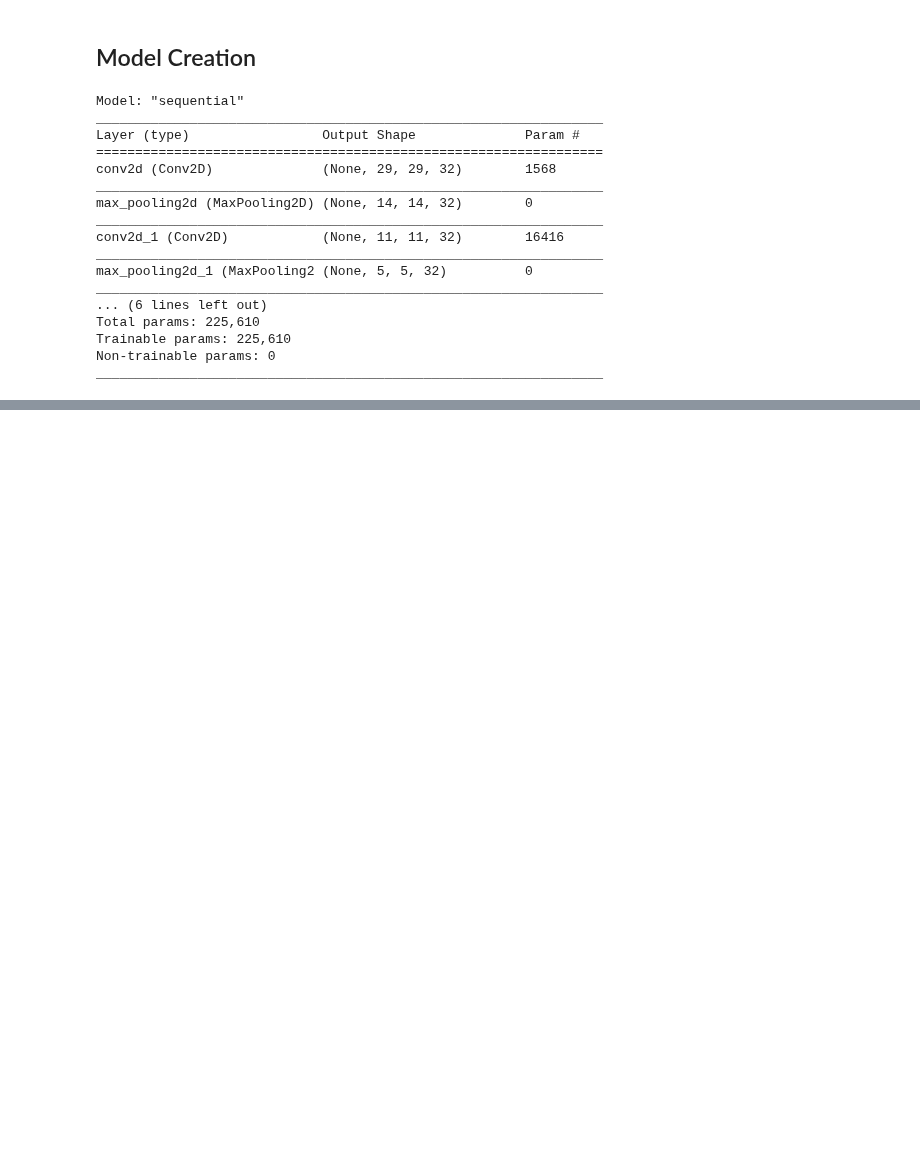
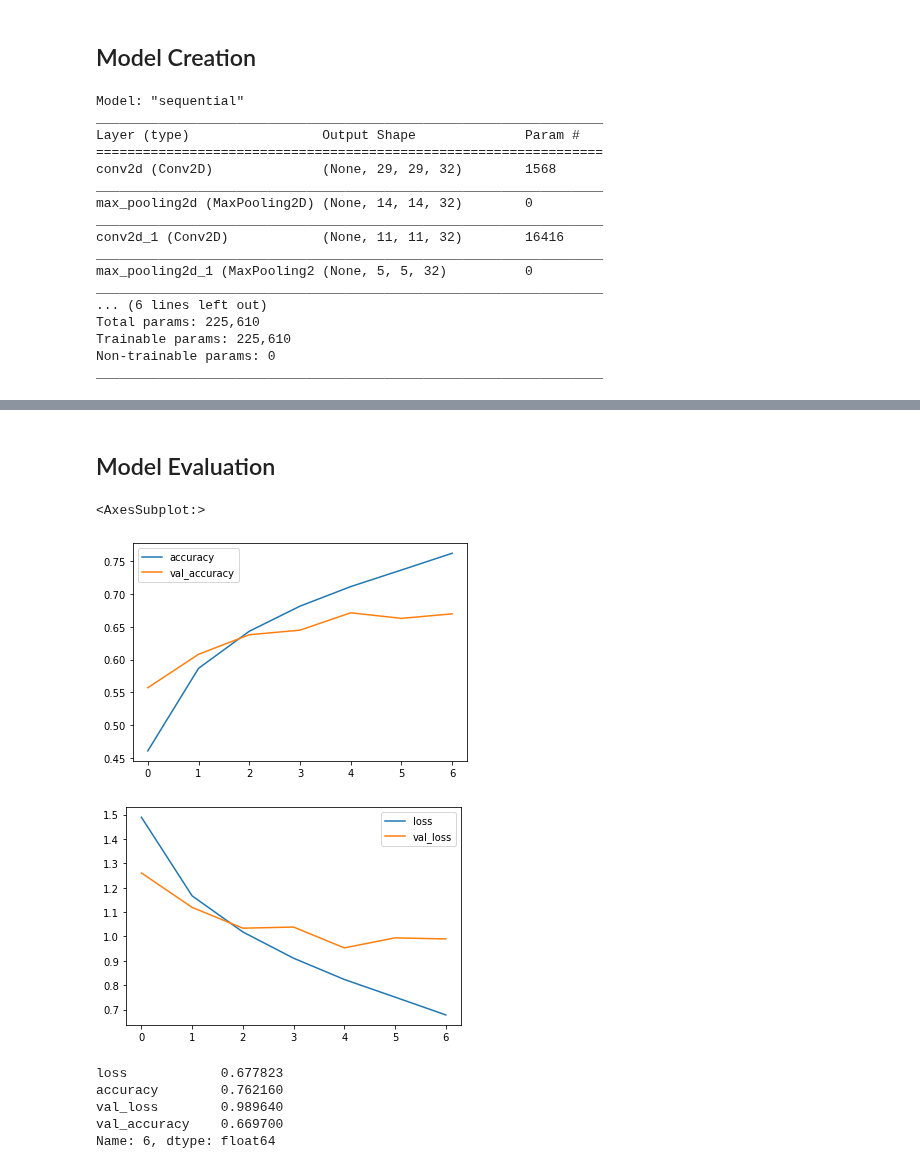
Before and after one commit to bdotbull/bb_learning_tf2_and_keras, a Jupyter notebook: topics/cnn/cnn_cifar.ipynb, the cells around one changed output, grey strips where cells are left out. Cells and saved outputs as stored; diff of their text form; code cells hidden in the pictures; blank space fills up the shorter version.

Commit message:
model predictions

```diff
--- a/topics/cnn/cnn_cifar.ipynb
+++ b/topics/cnn/cnn_cifar.ipynb
@@ -132 +131,21 @@ Epoch 7/20
 <tensorflow.python.keras.callbacks.History at 0x...>
+# %% [markdown]
+## Model Evaluation
+# %%
+metrics = pd.DataFrame(model.history.history)
+
+metrics[['accuracy', 'val_accuracy']].plot();
+metrics[['loss', 'val_loss']].plot();
+# %% [output]
+<AxesSubplot:>
+[figure, added]
+[figure, added]
+# %%
+# Final metrics
+metrics.iloc[-1,:]
+# %% [output]
+loss            0.677823
+accuracy        0.762160
+val_loss        0.989640
+val_accuracy    0.669700
+Name: 6, dtype: float64
```
Also changed, not shown: parts of 9 cells of this notebook.
